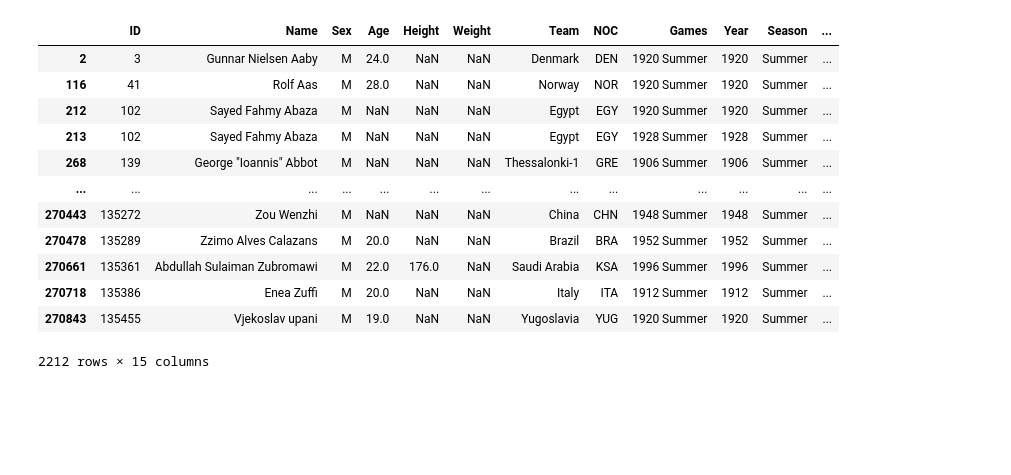
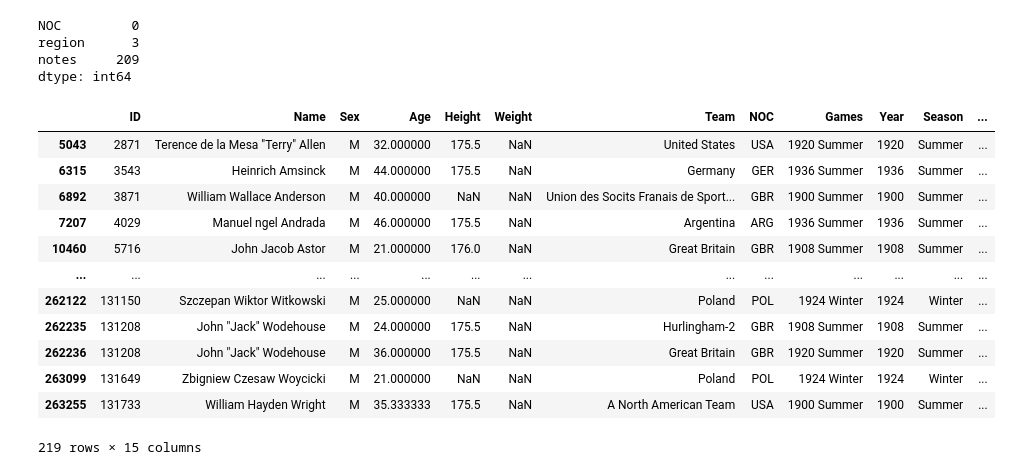
Before and after one commit to Elshazly0/DataEnginering-project-, a Jupyter notebook: Data-exploration-Assignment.ipynb, the cells around one changed output. Cells and saved outputs as stored; diff of their text form; code cells hidden in the pictures; blank space fills up the shorter version.

```diff
--- a/Data-exploration-Assignment.ipynb
+++ b/Data-exploration-Assignment.ipynb
@@ -88,16 +146,45 @@ Name: Weight, Length: 271116, dtype: bool
+# %%
+noc_regions.isnull().sum()
+# %% [output]
+NOC         0
+region      3
+notes     209
+dtype: int64
+# %%
+Sports=['Gymnastics','Badminton','Athletics','Shooting','Fencing','Cycling','Rowing','Swimming','Art Competitions','Wrestling','Football','Boxing'
+        ,'Sailing','Weightlifting','Hockey','Water Polo','Equestrianism','Basketball','Tennis','Diving','Archery',
+        'Alpine Skiing','Bobsleigh','Modern Pentathlon','Rugby','Tug-Of-War','Judo','Cross Country Skiing',
+        'Canoeing','Handball','Ice Hockey','Figure Skating','Lacrosse','Speed Skating','Ski Jumping','Golf','Alpinism',
+        'Nordic Combined','Volleyball','Table Tennis','Cricket','Military Ski Patrol','Polo','Synchronized Swimming'
+        ,'Croquet','Motorboating','Luge','Skeleton','Roque','Biathlon','Baseball','Curling','Short Track Speed Skating',
+       'Rhythmic Gymnastics','Softball','Beach Volleyball','Freestyle Skiing','Racquets','Snowboarding','Jeu De Paume','Taekwondo'
+       ,'Triathlon','Trampolining','Basque Pelota','Aeronautics']
+# %%
+for i in range(len(Sports)):
+    Mean=athlete_events.loc[ (athlete_events['Sport']==Sports[i]) ,'Age'].mean()
+    athlete_events.loc[(athlete_events['Sport']==Sports[i]),'Age'] = athlete_events.loc[(athlete_events['Sport']==Sports[i]),'Age'].fillna(Mean)
+# %%
+
+for i in range(len(Sports)):
+    Mean2=athlete_events.loc[ (athlete_events['Sport']==Sports[i]) ,'Weight'].mean()
+    athlete_events.loc[(athlete_events['Sport']==Sports[i]),'Weight'] = athlete_events.loc[(athlete_events['Sport']==Sports[i]),'Weight'].fillna(Mean2)
+# %%
+for i in range(len(Sports)):
+    Mean2=athlete_events.loc[ (athlete_events['Sport']==Sports[i]) ,'Height'].mean()
+    athlete_events.loc[(athlete_events['Sport']==Sports[i]),'Height'] = athlete_events.loc[(athlete_events['Sport']==Sports[i]),'Height'].fillna(Mean2)
 # %%
-athlete_events.loc[(athlete_events.Weight.isnull()) & (athlete_events['Sport'] == 'Football')]
+athlete_events.loc[ (athlete_events.Weight.isnull()) |  (athlete_events.Height.isnull())]
 # %% [output]
 |  | ID | Name | Sex | Age | Height | Weight | Team | NOC | Games | Year | Season | ... |
-| 2 | 3 | Gunnar Nielsen Aaby | M | 24.0 | NaN | NaN | Denmark | DEN | 1920 Summer | 1920 | Summer | ... |
-| 116 | 41 | Rolf Aas | M | 28.0 | NaN | NaN | Norway | NOR | 1920 Summer | 1920 | Summer | ... |
-| 212 | 102 | Sayed Fahmy Abaza | M | NaN | NaN | NaN | Egypt | EGY | 1920 Summer | 1920 | Summer | ... |
-| 213 | 102 | Sayed Fahmy Abaza | M | NaN | NaN | NaN | Egypt | EGY | 1928 Summer | 1928 | Summer | ... |
-| 268 | 139 | George "Ioannis" Abbot | M | NaN | NaN | NaN | Thessalonki-1 | GRE | 1906 Summer | 1906 | Summer | ... |
+| 5043 | 2871 | Terence de la Mesa "Terry" Allen | M | 32.000000 | 175.5 | NaN | United States | USA | 1920 Summer | 1920 | Summer | ... |
+| 6315 | 3543 | Heinrich Amsinck | M | 44.000000 | 175.5 | NaN | Germany | GER | 1936 Summer | 1936 | Summer | ... |
+| 6892 | 3871 | William Wallace Anderson | M | 40.000000 | NaN | NaN | Union des Socits Franais de Sport... | GBR | 1900 Summer | 1900 | Summer | ... |
+| 7207 | 4029 | Manuel ngel Andrada | M | 46.000000 | 175.5 | NaN | Argentina | ARG | 1936 Summer | 1936 | Summer | ... |
+| 10460 | 5716 | John Jacob Astor | M | 21.000000 | 176.0 | NaN | Great Britain | GBR | 1908 Summer | 1908 | Summer | ... |
 | ... | ... | ... | ... | ... | ... | ... | ... | ... | ... | ... | ... | ... |
-| 270443 | 135272 | Zou Wenzhi | M | NaN | NaN | NaN | China | CHN | 1948 Summer | 1948 | Summer | ... |
-| 270478 | 135289 | Zzimo Alves Calazans | M | 20.0 | NaN | NaN | Brazil | BRA | 1952 Summer | 1952 | Summer | ... |
-| 270661 | 135361 | Abdullah Sulaiman Zubromawi | M | 22.0 | 176.0 | NaN | Saudi Arabia | KSA | 1996 Summer | 1996 | Summer | ... |
-| 270718 | 135386 | Enea Zuffi | M | 20.0 | NaN | NaN | Italy | ITA | 1912 Summer | 1912 | Summer | ... |
-| 270843 | 135455 | Vjekoslav upani | M | 19.0 | NaN | NaN | Yugoslavia | YUG | 1920 Summer | 1920 | Summer | ... |
+| 262122 | 131150 | Szczepan Wiktor Witkowski | M | 25.000000 | NaN | NaN | Poland | POL | 1924 Winter | 1924 | Winter | ... |
+| 262235 | 131208 | John "Jack" Wodehouse | M | 24.000000 | 175.5 | NaN | Hurlingham-2 | GBR | 1908 Summer | 1908 | Summer | ... |
+| 262236 | 131208 | John "Jack" Wodehouse | M | 36.000000 | 175.5 | NaN | Great Britain | GBR | 1920 Summer | 1920 | Summer | ... |
+| 263099 | 131649 | Zbigniew Czesaw Woycicki | M | 21.000000 | NaN | NaN | Poland | POL | 1924 Winter | 1924 | Winter | ... |
+| 263255 | 131733 | William Hayden Wright | M | 35.333333 | 175.5 | NaN | A North American Team | USA | 1900 Summer | 1900 | Summer | ... |
-2212 rows × 15 columns
+219 rows × 15 columns
```
Also changed, not shown: parts of 32 cells of this notebook, 1 other file.
